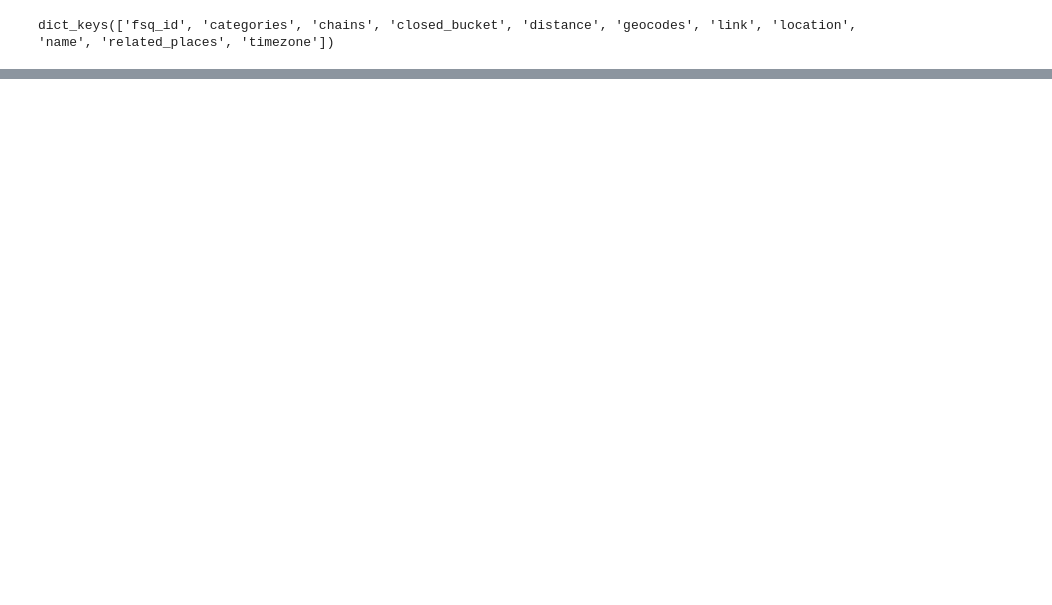
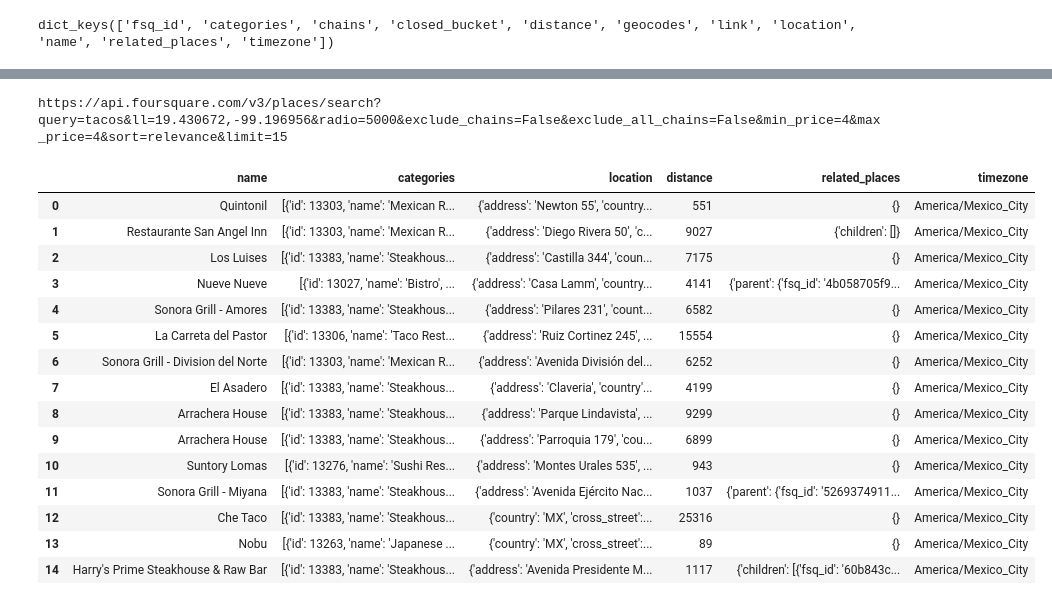
Before and after one commit to dhdzmota/TheRealEstateProject, a Jupyter notebook: notebooks/foursquare_test.ipynb, the cells around one changed output, grey strips where cells are left out. Saved outputs shown, nothing was run; the diff lists cells and outputs as text; code cells hidden in the pictures; blank space fills up the shorter version.

```diff
--- a/notebooks/foursquare_test.ipynb
+++ b/notebooks/foursquare_test.ipynb
@@ -26,10 +27,3 @@ https://api.foursquare.com/v3/places/search?ll=19.430672,-99.196956&radio=2500&e
  'context': {'geo_bounds': {'circle': {'center': {'latitude': 19.430672,
      'longitude': -99.196956},
     'radius': 22000}}}}
-# %%
-data = foursquare_search_places(latitude=19.430672,
-                                longitude=-99.196956,
-                                radio=2500,
-                                limit=2
-                                )
-data
@@ -57,11 +32,16 @@ data['results'][0].keys()
 # %% [output]
 dict_keys(['fsq_id', 'categories', 'chains', 'closed_bucket', 'distance', 'geocodes', 'link', 'location', 'name', 'related_places', 'timezone'])
 # %%
-pd.DataFrame({
-    'name' : [data['results'][0]['name']],
-    'categories' : [data['results'][0]['categories']],
-    'location' : [data['results'][0]['location']],
-    'distance' : [data['results'][0]['distance']],
-    'related_places' : [data['results'][0]['related_places']],
-    'timezone' : [data['results'][0]['timezone']],
-},index = [0])
+def json_to_df(data):
+    dfs = []
+    for i in range(len(data['results'])):
+        df_i = pd.DataFrame({
+            'name' : [data['results'][i]['name']],
+            'categories' : [data['results'][i]['categories']],
+            'location' : [data['results'][i]['location']],
+            'distance' : [data['results'][i]['distance']],
+            'related_places' : [data['results'][i]['related_places']],
+            'timezone' : [data['results'][i]['timezone']],
+        })
+        dfs.append(df_i)
+    return pd.concat(dfs,axis = 0,ignore_index=True)
@@ -70,0 +90,28 @@ pd.DataFrame({
+# %%
+data = foursquare_search_places(query='tacos',
+                                latitude=19.430672,
+                                longitude=-99.196956,
+                                radio=5000,
+                                min_price=4,
+                                limit=15
+                                )
+
+json_to_df(data)
+# %% [output]
+https://api.foursquare.com/v3/places/search?query=tacos&ll=19.430672,-99.196956&radio=5000&exclude_chains=False&exclude_all_chains=False&min_price=4&max_price=4&sort=relevance&limit=15
+|  | name | categories | location | distance | related_places | timezone |
+| 0 | Quintonil | [{'id': 13303, 'name': 'Mexican R... | {'address': 'Newton 55', 'country... | 551 | {} | America/Mexico_City |
+| 1 | Restaurante San Angel Inn | [{'id': 13303, 'name': 'Mexican R... | {'address': 'Diego Rivera 50', 'c... | 9027 | {'children': []} | America/Mexico_City |
+| 2 | Los Luises | [{'id': 13383, 'name': 'Steakhous... | {'address': 'Castilla 344', 'coun... | 7175 | {} | America/Mexico_City |
+| 3 | Nueve Nueve | [{'id': 13027, 'name': 'Bistro', ... | {'address': 'Casa Lamm', 'country... | 4141 | {'parent': {'fsq_id': '4b058705f9... | America/Mexico_City |
+| 4 | Sonora Grill - Amores | [{'id': 13383, 'name': 'Steakhous... | {'address': 'Pilares 231', 'count... | 6582 | {} | America/Mexico_City |
+| 5 | La Carreta del Pastor | [{'id': 13306, 'name': 'Taco Rest... | {'address': 'Ruiz Cortinez 245', ... | 15554 | {} | America/Mexico_City |
+| 6 | Sonora Grill - Division del Norte | [{'id': 13303, 'name': 'Mexican R... | {'address': 'Avenida División del... | 6252 | {} | America/Mexico_City |
+| 7 | El Asadero | [{'id': 13383, 'name': 'Steakhous... | {'address': 'Claveria', 'country'... | 4199 | {} | America/Mexico_City |
+| 8 | Arrachera House | [{'id': 13383, 'name': 'Steakhous... | {'address': 'Parque Lindavista', ... | 9299 | {} | America/Mexico_City |
+| 9 | Arrachera House | [{'id': 13383, 'name': 'Steakhous... | {'address': 'Parroquia 179', 'cou... | 6899 | {} | America/Mexico_City |
+| 10 | Suntory Lomas | [{'id': 13276, 'name': 'Sushi Res... | {'address': 'Montes Urales 535', ... | 943 | {} | America/Mexico_City |
+| 11 | Sonora Grill - Miyana | [{'id': 13383, 'name': 'Steakhous... | {'address': 'Avenida Ejército Nac... | 1037 | {'parent': {'fsq_id': '5269374911... | America/Mexico_City |
+| 12 | Che Taco | [{'id': 13383, 'name': 'Steakhous... | {'country': 'MX', 'cross_street':... | 25316 | {} | America/Mexico_City |
+| 13 | Nobu | [{'id': 13263, 'name': 'Japanese ... | {'country': 'MX', 'cross_street':... | 89 | {} | America/Mexico_City |
+| 14 | Harry's Prime Steakhouse & Raw Bar | [{'id': 13383, 'name': 'Steakhous... | {'address': 'Avenida Presidente M... | 1117 | {'children': [{'fsq_id': '60b843c... | America/Mexico_City |
```
Also changed, not shown: parts of 9 cells of this notebook, 1 other file.
